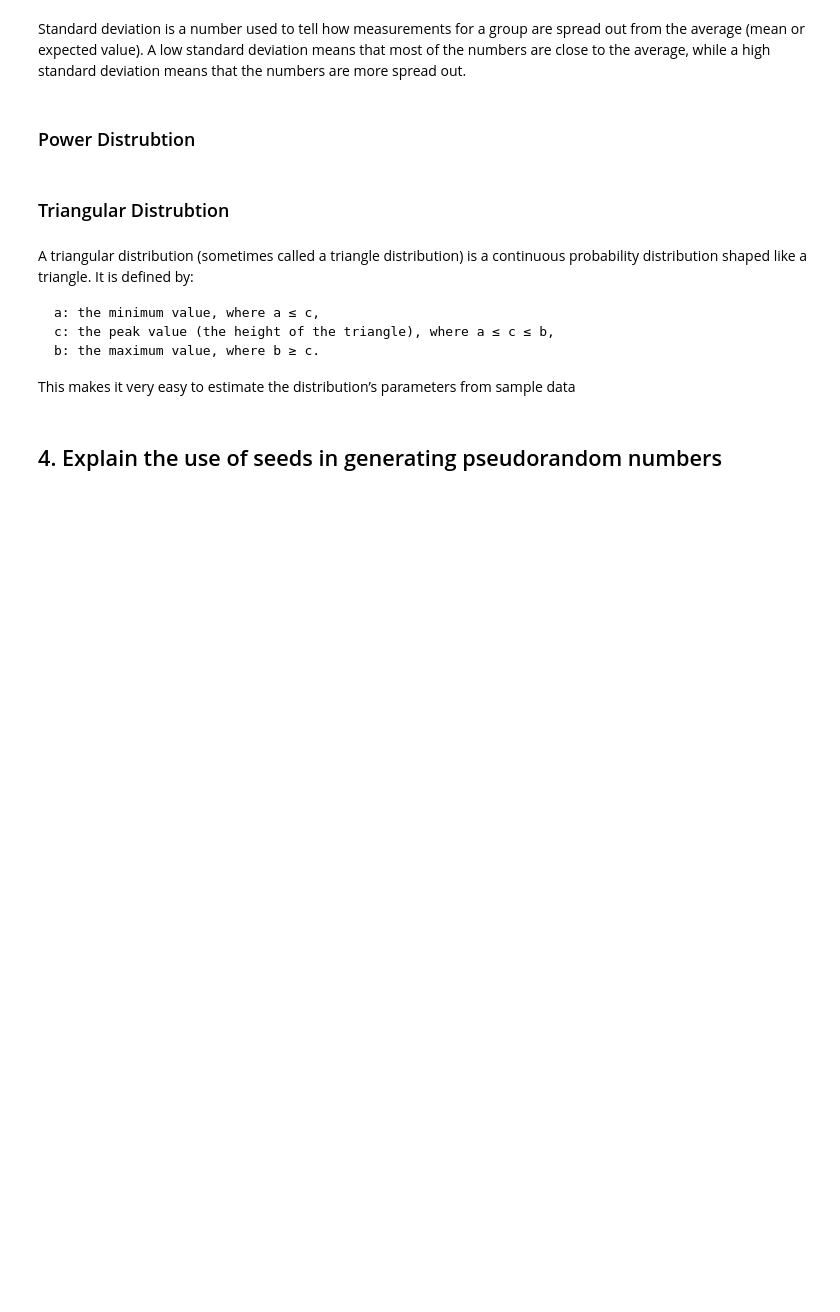
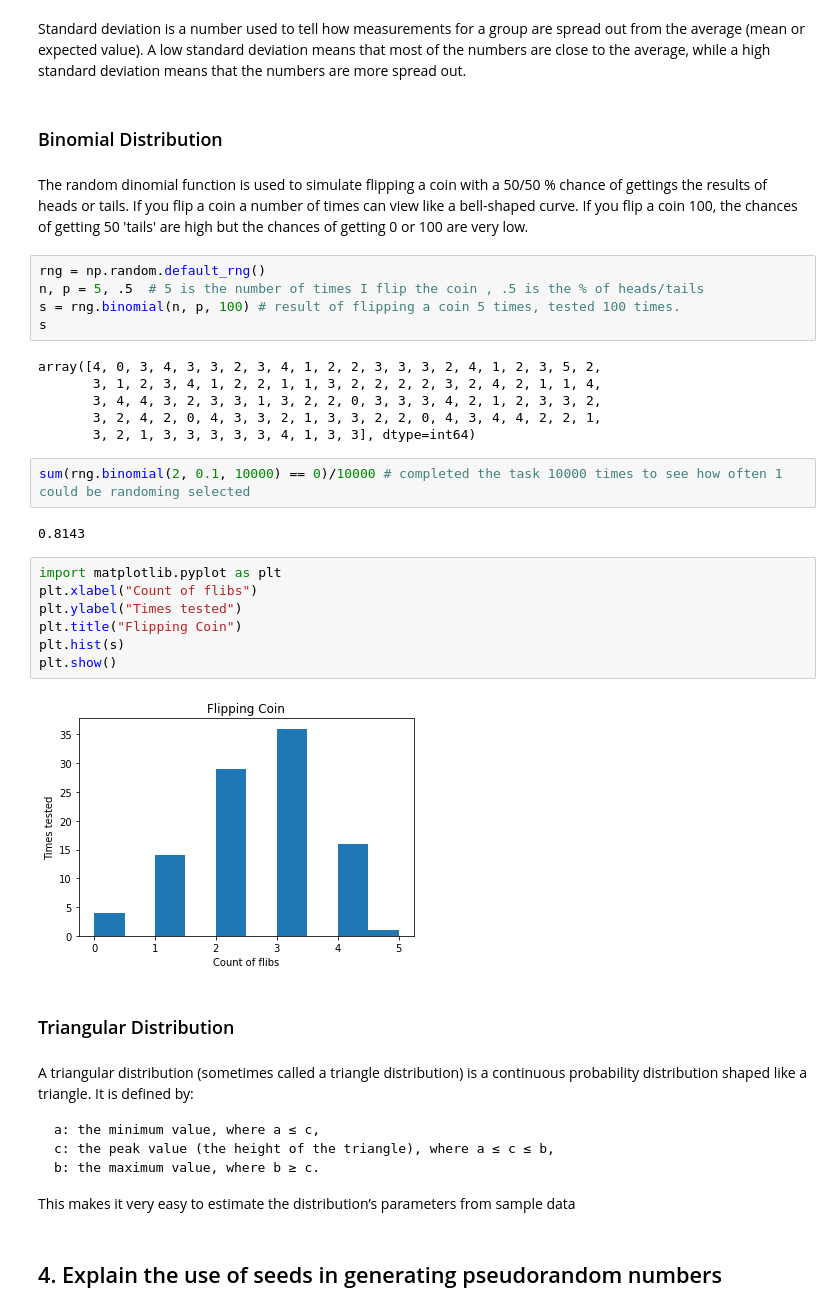
Before and after one commit to caroltreacy/programming-2020-Ass, a Jupyter notebook: Assignment 2020.ipynb, the cells around one changed output. Cells and saved outputs as stored; diff of their text form; blank space fills up the shorter version.

Commit message:
work on Distributions and Seeds

```diff
--- a/Assignment 2020.ipynb
+++ b/Assignment 2020.ipynb
@@ -216,9 +217,35 @@ plt.hist(h)
 # %% [markdown]
 Standard deviation is a number used to tell how measurements for a group are spread out from the average (mean or expected value). A low standard deviation means that most of the numbers are close to the average, while a high standard deviation means that the numbers are more spread out.
-# %% [markdown]
-### Power Distrubtion
+# %% [markdown]
+### Binomial Distribution
+# %% [markdown]
+The random dinomial function is used to simulate flipping a coin with a 50/50 % chance of gettings the results of heads or tails. If you flip a coin a number of times can view like a bell-shaped curve.  If you flip a coin 100, the chances of getting 50 'tails' are high but the chances of getting 0 or 100 are very low.
+# %%
+rng = np.random.default_rng()
+n, p = 5, .5  # 5 is the number of times I flip the coin , .5 is the % of heads/tails
+s = rng.binomial(n, p, 100) # result of flipping a coin 5 times, tested 100 times.
+s
+# %% [output]
+array([4, 0, 3, 4, 3, 3, 2, 3, 4, 1, 2, 2, 3, 3, 3, 2, 4, 1, 2, 3, 5, 2,
+       3, 1, 2, 3, 4, 1, 2, 2, 1, 1, 3, 2, 2, 2, 2, 3, 2, 4, 2, 1, 1, 4,
+       3, 4, 4, 3, 2, 3, 3, 1, 3, 2, 2, 0, 3, 3, 3, 4, 2, 1, 2, 3, 3, 2,
+       3, 2, 4, 2, 0, 4, 3, 3, 2, 1, 3, 3, 2, 2, 0, 4, 3, 4, 4, 2, 2, 1,
+       3, 2, 1, 3, 3, 3, 3, 3, 4, 1, 3, 3], dtype=int64)
+# %%
+sum(rng.binomial(2, 0.1, 10000) == 0)/10000 # completed the task 10000 times to see how often 1 could be randoming selected
+# %% [output]
+0.8143
+# %%
+import matplotlib.pyplot as plt
+plt.xlabel("Count of flibs")
+plt.ylabel("Times tested")
+plt.title("Flipping Coin")
+plt.hist(s)
+plt.show()
+# %% [output]
+[figure, added]
 # %% [markdown]
-### Triangular Distrubtion
+### Triangular Distribution
 # %% [markdown]
 A triangular distribution (sometimes called a triangle distribution) is a continuous probability distribution shaped like a triangle. It is defined by:
 
```
Also changed, not shown: parts of 5 cells of this notebook.
